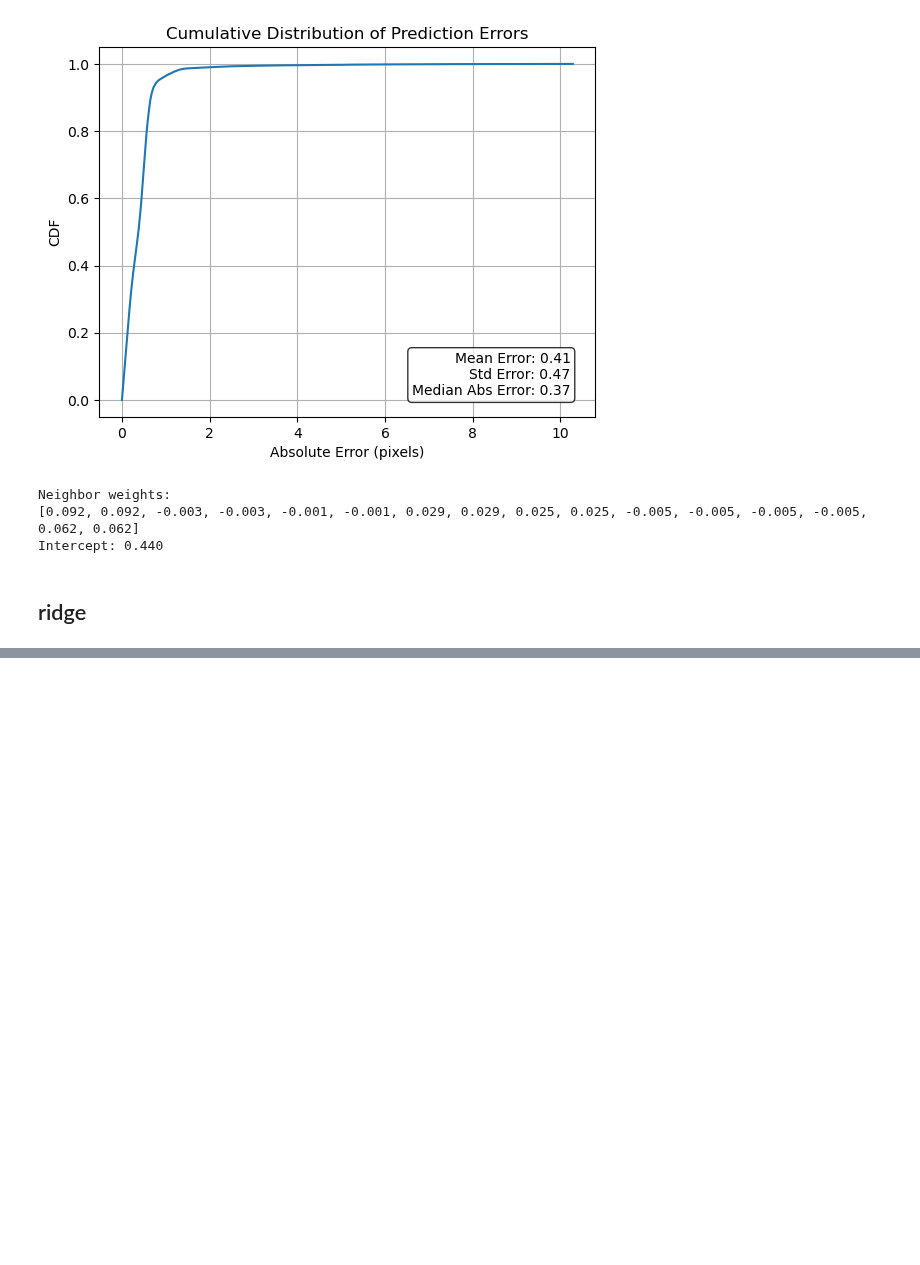
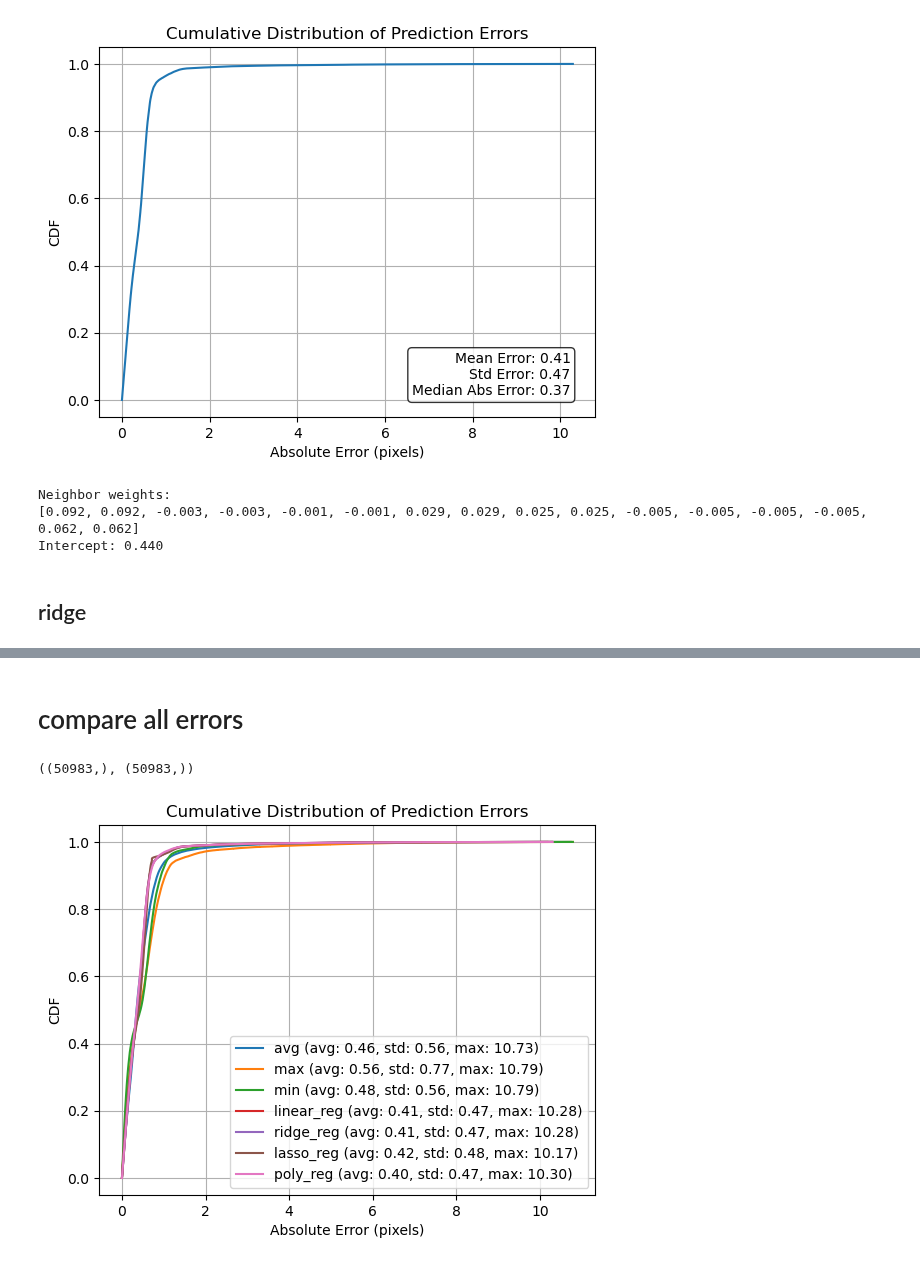
Before and after one commit to mingxiaowei/jelly-sleap, a Jupyter notebook: sleap/jelly/correction/displacement_analysis.ipynb, the cells around one changed output, grey strips where cells are left out. Cells and saved outputs as stored; diff of their text form; code cells hidden in the pictures; blank space fills up the shorter version.

```diff
--- a/sleap/jelly/correction/displacement_analysis.ipynb
+++ b/sleap/jelly/correction/displacement_analysis.ipynb
@@ -284,7 +289,7 @@ def eval_model(model, X_data=X_data, y_data=y_data):
 ## linear
 # %%
 lin_reg = LinearRegression()
-eval_model(lin_reg)
+lin_reg_err = eval_model(lin_reg, return_err=True)
 # %% [output]
 Mean Squared Error: 0.391
 Mean Absolute Error: 0.408
@@ -298,10 +303,7 @@ Intercept: 0.440
 ## ridge
 # %%
 ridge_reg = Ridge(alpha=0.1)
-eval_model(ridge_reg)
-## lasso
-lasso_reg = Lasso(alpha=0.1)
-eval_model(lasso_reg)
+ridge_reg_err = eval_model(ridge_reg, return_err=True)
 # %% [output]
 Mean Squared Error: 0.391
 Mean Absolute Error: 0.408
@@ -321,0 +318,3 @@ Intercept: 0.715
+# %%
+lasso_reg = Lasso(alpha=0.1)
+lasso_reg_err = eval_model(lasso_reg, return_err=True)
@@ -321,0 +347,26 @@ Intercept: 0.715
+# %% [markdown]
+# compare all errors
+# %%
+lin_reg_err.shape, max_err.shape
+# %% [output]
+((50983,), (50983,))
+# %%
+all_err = [avg_err, max_err, min_err, lin_reg_err, ridge_reg_err, lasso_reg_err, poly_reg_err]
+all_err_names = ['avg', 'max', 'min', 'linear_reg', 'ridge_reg', 'lasso_reg', 'poly_reg']
+
+def get_err_stats_str(err):
+    mean_err = np.mean(err)
+    std_err = np.std(err)
+    max_err = np.max(err)
+    return f' (avg: {mean_err:.2f}, std: {std_err:.2f}, max: {max_err:.2f})'
+
+for err, name in zip(all_err, all_err_names):
+    plt.plot(np.sort(np.abs(err)), np.arange(len(err))/len(err), label=name + get_err_stats_str(err))
+plt.xlabel('Absolute Error (pixels)')
+plt.ylabel('CDF')
+plt.title('Cumulative Distribution of Prediction Errors')
+plt.grid(True)
+plt.legend()
+plt.show()
+# %% [output]
+[figure, added]
```
Also changed, not shown: parts of 7 cells of this notebook.
